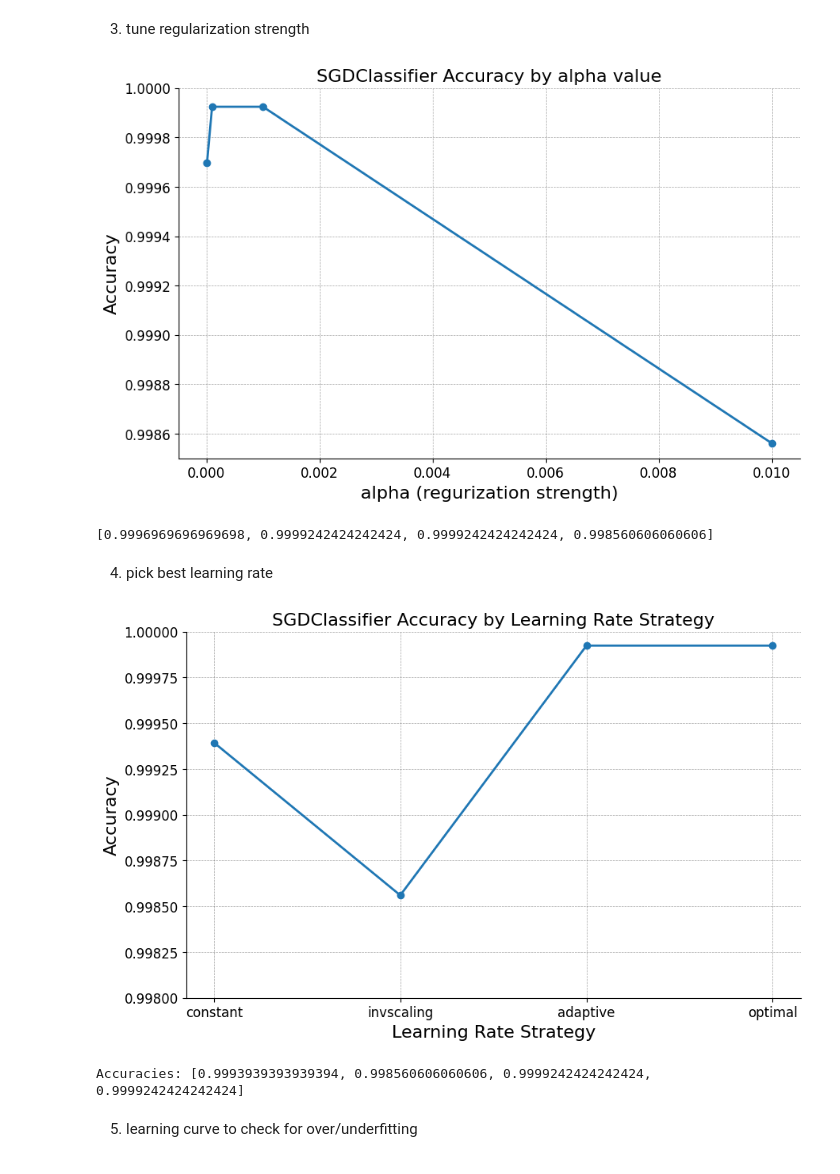
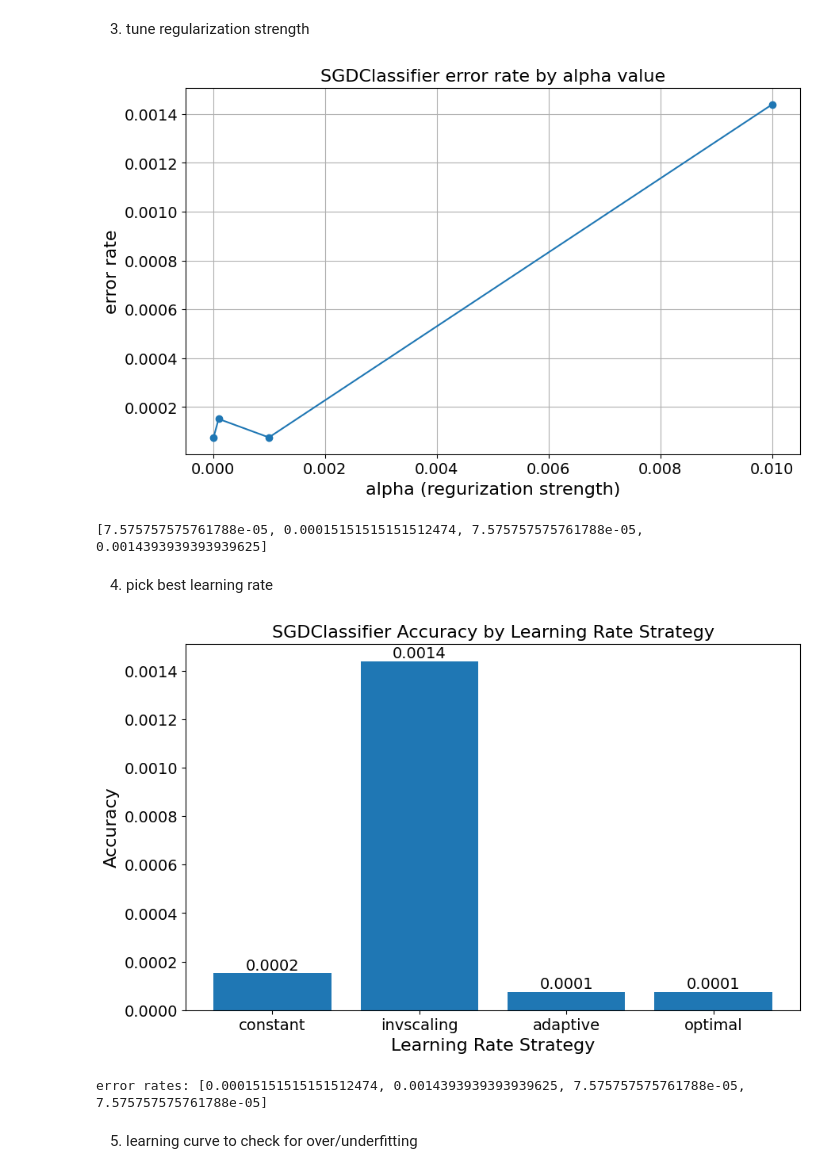
Before and after one commit to ChristopherZinati/483-final-project, a Jupyter notebook: 4ModelsAssignment/4Classifiers.ipynb, the cells around one changed output. Drawn from its saved outputs; the diff is of its cells as text; code cells hidden in the pictures.

```diff
--- a/4ModelsAssignment/4Classifiers.ipynb
+++ b/4ModelsAssignment/4Classifiers.ipynb
@@ -191,19 +194,19 @@ plt.show()
 # %%
 smooth_vars = [1e-8, 5e-8, 1e-7, 5e-7, 1e-6]
-accuracies = []
+error_rates = []
 
 for i in smooth_vars:
     nb = GaussianNB(var_smoothing=i)
     nb.fit(X_train, y_train)
-    accuracies.append(
-        accuracy_score(y_test, nb.predict(X_test))
+    error_rates.append(
+        1 - accuracy_score(y_test, nb.predict(X_test))
     )
 
 plt.figure()
-plt.title("elbow plot given smoothing value", fontsize=16)
-plt.plot(smooth_vars, accuracies, linestyle='-', marker='o')
+plt.title("smoothing value vs error rate", fontsize=16)
+plt.plot(smooth_vars, error_rates, linestyle='-', marker='o')
 plt.xscale('log')
 plt.xlabel("smoothing value")
-plt.ylabel("accuracy")
+plt.ylabel("error rates")
 plt.show()
 # %% [output]
@@ -312,52 +317,54 @@ plt.show()
 3. tune regularization strength
 # %%
 reg_parameters = [1e-5, 1e-4, 1e-3, 1e-2]
-accuracies = []
+error_rates = []
 for i in reg_parameters:
     sd = SGDClassifier(max_iter=2000, loss='log_loss', alpha=i)
     sd.fit(X_train_scaled, y_train)
-    accuracies.append(
-        accuracy_score(y_test, sd.predict(X_test_scaled))
+    error_rates.append(
+        1 - accuracy_score(y_test, sd.predict(X_test_scaled))
     )
 
 
 plt.figure()
-plt.title("SGDClassifier Accuracy by alpha value", fontsize=16)
-plt.plot(reg_parameters, accuracies, linestyle='-', marker='o')
+plt.title("SGDClassifier error rate by alpha value", fontsize=16)
+plt.plot(reg_parameters, error_rates, linestyle='-', marker='o')
 plt.xlabel("alpha (regurization strength)")
-plt.ylabel("Accuracy")
-plt.ylim(0.9985, 1)
+plt.ylabel("error rate")
+plt.ylim()
 plt.grid(True)
 plt.show()
-print(accuracies)
+print(error_rates)
 # %% [output]
-[figure, old version]
+[figure, new version]
-[0.9996969696969698, 0.9999242424242424, 0.9999242424242424, 0.998560606060606]
+[7.575757575761788e-05, 0.00015151515151512474, 7.575757575761788e-05, 0.0014393939393939625]
 # %% [markdown]
 4. pick best learning rate
 # %%
 learning_rates = ['constant', 'invscaling', 'adaptive', 'optimal']
-accuracies = []
+error_rates = []
 
 for i in learning_rates:
     sd = SGDClassifier(max_iter=2000, loss='log_loss', learning_rate=i, eta0=0.1)
     sd.fit(X_train_scaled, y_train)
-    acc = accuracy_score(y_test, sd.predict(X_test_scaled))
-    accuracies.append(acc)
+    err = 1 - accuracy_score(y_test, sd.predict(X_test_scaled))
+    error_rates.append(err)
 
 plt.figure()
 plt.title("SGDClassifier Accuracy by Learning Rate Strategy", fontsize=16)
-plt.plot(learning_rates, accuracies, linestyle='-', marker='o')
+plt.bar(learning_rates, error_rates)
+for i, err in enumerate(error_rates):
+    plt.text(i, err, f"{err:.4f}", ha='center', va='bottom')
 plt.xlabel("Learning Rate Strategy")
 plt.ylabel("Accuracy")
-plt.ylim(0.998, 1.0)
-plt.grid(True)
+plt.ylim()
+plt.grid(False)
 plt.show()
 
-print("Accuracies:", accuracies)
+print("error rates:", error_rates)
 # %% [output]
-[figure, old version]
+[figure, new version]
-Accuracies: [0.9993939393939394, 0.998560606060606, 0.9999242424242424, 0.9999242424242424]
+error rates: [0.00015151515151512474, 0.0014393939393939625, 7.575757575761788e-05, 7.575757575761788e-05]
 # %% [markdown]
 5. learning curve to check for over/underfitting
 # %%
```
Also changed, not shown: parts of 15 cells of this notebook.
